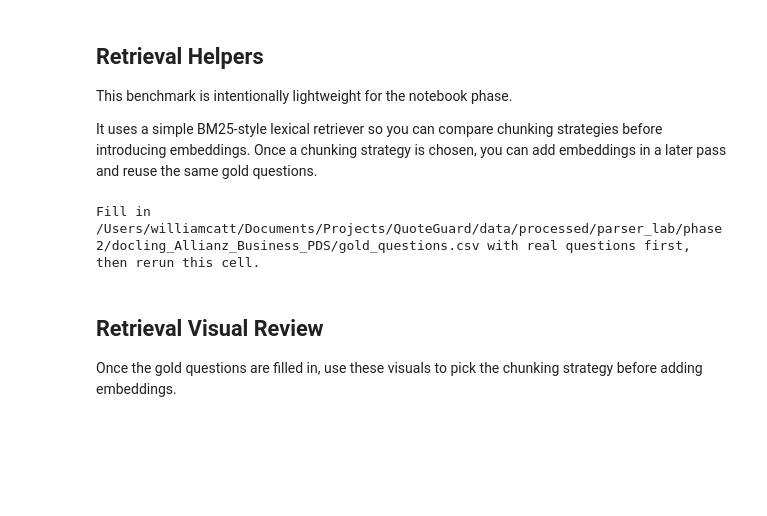
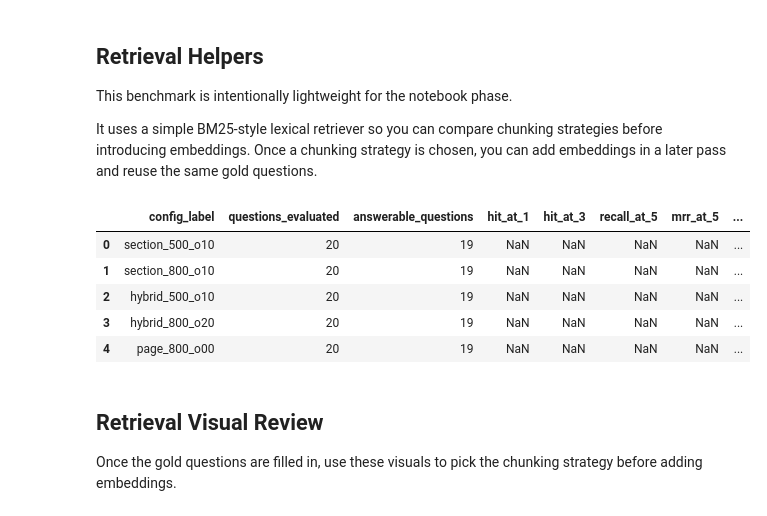
Before and after one commit to WillCatt/QuoteGuard, a Jupyter notebook: notebooks/01_parser_lab.ipynb, the cells around one changed output. Cells and saved outputs as stored; diff of their text form; code cells hidden in the pictures; blank space fills up the shorter version.

Commit message:
questions, lexical summaries comparison

```diff
--- a/notebooks/01_parser_lab.ipynb
+++ b/notebooks/01_parser_lab.ipynb
@@ -1186,8 +1295,7 @@ def parse_supporting_pages(value) -> set[int]:
         return set()
     if isinstance(value, float) and pd.isna(value):
         return set()
-    parts = re.split(r'[|,;\s]+', str(value).strip())
-    return {int(part) for part in parts if part.isdigit()}
+    return {int(match) for match in re.findall(r'\d+', str(value))}
 
 
 def as_bool(value) -> bool:
@@ -1256,6 +1364,22 @@ def dcg_at_k(relevances: list[int]) -> float:
     return total
 
 
+def page_grounded_relevances(retrieved: list[dict], expected_pages: set[int]) -> tuple[list[int], list[int], set[int]]:
+    relevances = []
+    relevant_ranks = []
+    matched_pages = set()
+    for rank, item in enumerate(retrieved, start=1):
+        chunk_pages = set(item['chunk']['page_numbers'])
+        new_matches = expected_pages.intersection(chunk_pages) - matched_pages
+        if new_matches:
+            relevances.append(1)
+            relevant_ranks.append(rank)
+            matched_pages.update(new_matches)
+        else:
+            relevances.append(0)
+    return relevances, relevant_ranks, matched_pages
+
+
 def evaluate_chunk_config(config_label: str, chunks: list[dict], questions_df: pd.DataFrame, top_k: int = 5) -> pd.DataFrame:
     rows = []
     for question_row in questions_df.to_dict(orient='records'):
@@ -1270,21 +1394,13 @@ def evaluate_chunk_config(config_label: str, chunks: list[dict], questions_df: p
 
         retrieved_chunk_ids = [item['chunk']['chunk_id'] for item in retrieved]
         retrieved_page_sets = [item['chunk']['page_numbers'] for item in retrieved]
-        relevant_ranks = [
-            rank
-            for rank, item in enumerate(retrieved, start=1)
-            if expected_pages.intersection(set(item['chunk']['page_numbers']))
-        ]
-        retrieved_expected_pages = set()
-        for item in retrieved:
-            retrieved_expected_pages.update(expected_pages.intersection(set(item['chunk']['page_numbers'])))
+        relevances, relevant_ranks, retrieved_expected_pages = page_grounded_relevances(retrieved, expected_pages)
 
         if answerable and expected_pages:
             hit_at_1 = int(any(rank == 1 for rank in relevant_ranks))
             hit_at_3 = int(any(rank <= 3 for rank in relevant_ranks))
             recall_at_5 = round(len(retrieved_expected_pages) / len(expected_pages), 3)
             mrr_at_5 = round(1 / min(relevant_ranks), 3) if relevant_ranks and min(relevant_ranks) <= 5 else 0.0
-            relevances = [1 if rank in relevant_ranks else 0 for rank in range(1, top_k + 1)]
             ideal_hits = max(1, min(top_k, len(expected_pages)))
             ideal_relevances = [1] * ideal_hits + [0] * max(0, top_k - ideal_hits)
             ndcg_at_5 = round(dcg_at_k(relevances) / max(dcg_at_k(ideal_relevances), 1e-9), 3)
@@ -1317,6 +1433,7 @@ def evaluate_chunk_config(config_label: str, chunks: list[dict], questions_df: p
             'context_precision': context_precision,
             'context_recall': context_recall,
             'latency_ms': round(latency_ms, 2),
+            'top_chunk_score': retrieved[0]['score'] if retrieved else None,
             'top_chunk_preview': normalize_space(retrieved[0]['chunk']['text'])[:220] if retrieved else '',
             'notes': 'Unanswerable questions are excluded from ranking aggregates in this notebook phase.' if not answerable else '',
         })
@@ -1325,39 +1442,57 @@ def evaluate_chunk_config(config_label: str, chunks: list[dict], questions_df: p
 ready_gold_questions = gold_questions.copy()
 ready_gold_questions['question'] = ready_gold_questions['question'].fillna('').astype(str)
 ready_gold_questions = ready_gold_questions[ready_gold_questions['question'].str.strip() != ''].reset_index(drop=True)
+ready_gold_questions['parsed_supporting_pages'] = ready_gold_questions['supporting_pages'].apply(parse_supporting_pages)
 
 if ready_gold_questions.empty:
     print(f'Fill in {gold_questions_path} with real questions first, then rerun this cell.')
     retrieval_results_df = pd.DataFrame()
     retrieval_summary_df = pd.DataFrame()
 else:
+    invalid_answerable = ready_gold_questions[
+        (ready_gold_questions['answerable'].apply(as_bool)) &
+        (ready_gold_questions['parsed_supporting_pages'].apply(len) == 0)
+    ][['question_id', 'question', 'supporting_pages']]
+    if not invalid_answerable.empty:
+        print('These answerable questions have no parsed supporting pages:')
+        display(invalid_answerable)
+
     retrieval_frames = []
     summary_rows = []
     for config_label, chunks in all_chunks_by_config.items():
         config_results = evaluate_chunk_config(config_label, chunks, ready_gold_questions, top_k=5)
         retrieval_frames.append(config_results)
         answerable_results = config_results[config_results['answerable'] == True].copy()
         summary_rows.append({
             'config_label': config_label,
             'questions_evaluated': len(config_results),
             'answerable_questions': len(answerable_results),
             'hit_at_1': round(answerable_results['hit_at_1'].dropna().mean(), 3) if not answerable_results.empty else None,
             'hit_at_3': round(answerable_results['hit_at_3'].dropna().mean(), 3) if not answerable_results.empty else None,
             'recall_at_5': round(answerable_results['recall_at_5'].dropna().mean(), 3) if not answerable_results.empty else None,
             'mrr_at_5': round(answerable_results['mrr_at_5'].dropna().mean(), 3) if not answerable_results.empty else None,
             'ndcg_at_5': round(answerable_results['ndcg_at_5'].dropna().mean(), 3) if not answerable_results.empty else None,
             'context_precision': round(answerable_results['context_precision'].dropna().mean(), 3) if not answerable_results.empty else None,
             'context_recall': round(answerable_results['context_recall'].dropna().mean(), 3) if not answerable_results.empty else None,
             'latency_ms': round(config_results['latency_ms'].mean(), 2),
         })
 
     retrieval_results_df = pd.concat(retrieval_frames, ignore_index=True)
-    retrieval_summary_df = pd.DataFrame(summary_rows).sort_values('hit_at_1', ascending=False, na_position='last').reset_index(drop=True)
+    retrieval_summary_df = pd.DataFrame(summary_rows).sort_values(
+        ['hit_at_1', 'mrr_at_5', 'recall_at_5'],
+        ascending=[False, False, False],
+        na_position='last',
+    ).reset_index(drop=True)
     retrieval_results_df.to_csv(phase2_dir / 'retrieval_results.csv', index=False)
     retrieval_summary_df.to_csv(phase2_dir / 'retrieval_summary.csv', index=False)
     display(retrieval_summary_df)
 # %% [output]
-Fill in /Users/williamcatt/Documents/Projects/QuoteGuard/data/processed/parser_lab/phase2/docling_Allianz_Business_PDS/gold_questions.csv with real questions first, then rerun this cell.
+|  | config_label | questions_evaluated | answerable_questions | hit_at_1 | hit_at_3 | recall_at_5 | mrr_at_5 | ... |
+| 0 | section_500_o10 | 20 | 19 | NaN | NaN | NaN | NaN | ... |
+| 1 | section_800_o10 | 20 | 19 | NaN | NaN | NaN | NaN | ... |
+| 2 | hybrid_500_o10 | 20 | 19 | NaN | NaN | NaN | NaN | ... |
+| 3 | hybrid_800_o20 | 20 | 19 | NaN | NaN | NaN | NaN | ... |
+| 4 | page_800_o00 | 20 | 19 | NaN | NaN | NaN | NaN | ... |
 # %% [markdown]
 ## Retrieval Visual Review
 
```
Also changed, not shown: parts of 21 cells of this notebook, 51 other files.
